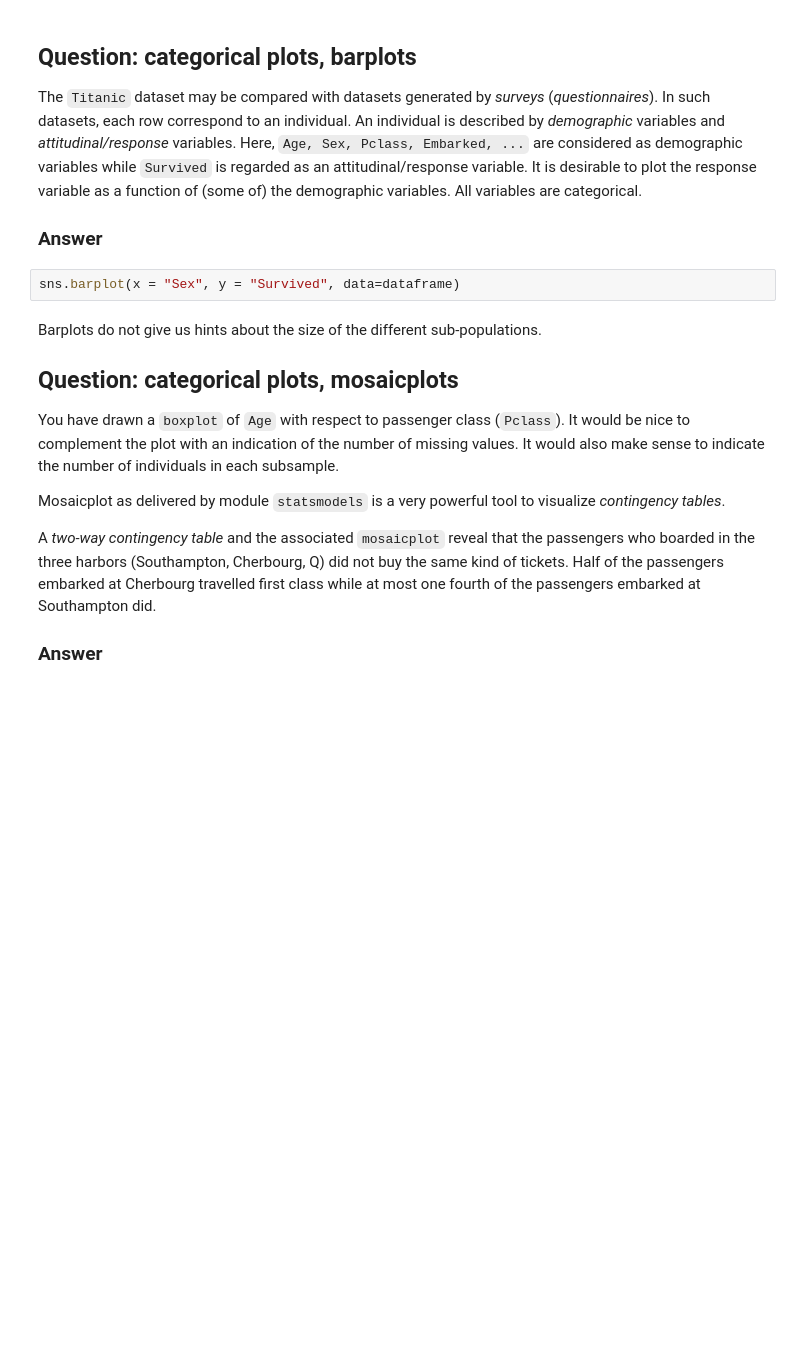
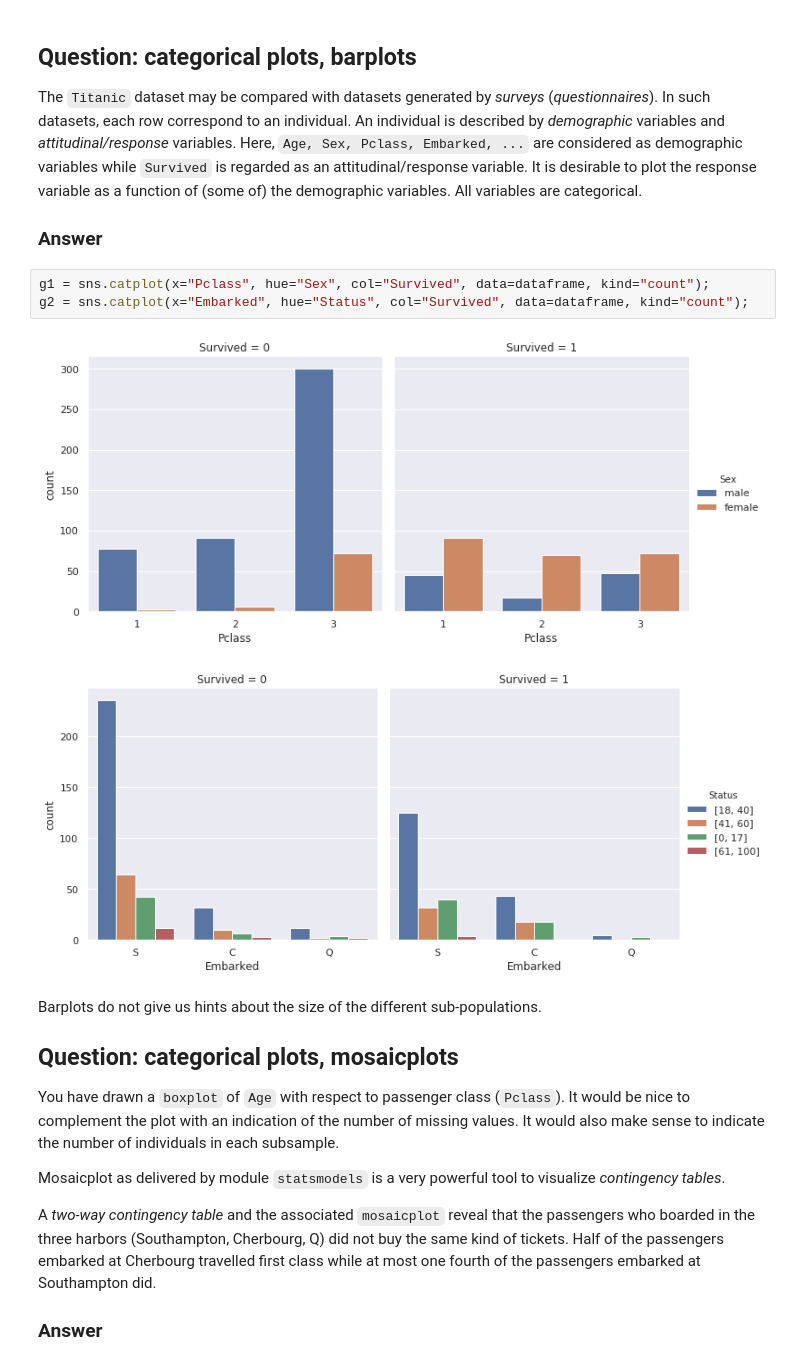
Before and after one commit to gtordjma/huynh_tordjman, a Jupyter notebook: Devoir_1/homework01.ipynb, the cells around one changed output. Saved outputs shown, nothing was run; the diff lists cells and outputs as text; blank space fills up the shorter version.

```diff
--- a/Devoir_1/homework01.ipynb
+++ b/Devoir_1/homework01.ipynb
@@ -491,8 +457,12 @@ variable as a function of (some of) the demographic variables.
 All variables are categorical.
 
 ### Answer
-# %%
-sns.barplot(x = "Sex", y = "Survived", data=dataframe)
+# %%
+g1 = sns.catplot(x="Pclass", hue="Sex", col="Survived", data=dataframe, kind="count");
+g2 = sns.catplot(x="Embarked", hue="Status", col="Survived", data=dataframe, kind="count");
+# %% [output]
+[figure, added]
+[figure, added]
 # %% [markdown]
 
 Barplots do not give us hints about the size of the different sub-populations.
```
Also changed, not shown: parts of 19 cells of this notebook.
